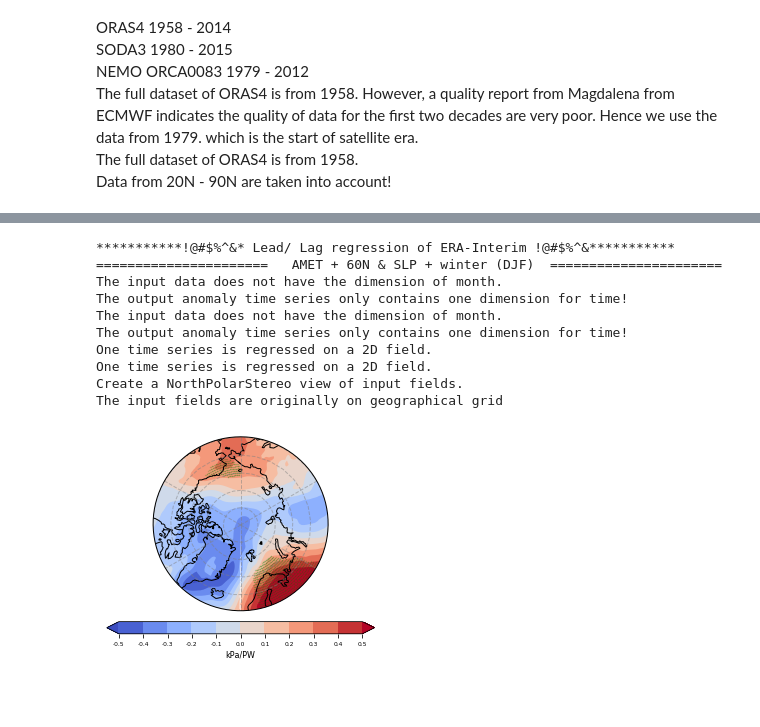
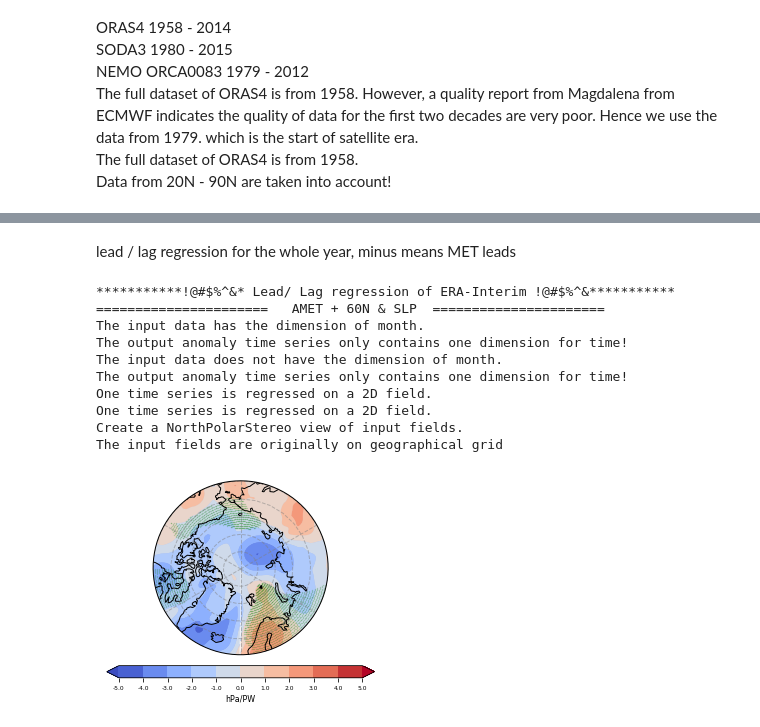
Before and after one commit to geek-yang/AirSeaFlow, a Jupyter notebook: MET_revise/ESD/paper_regress_AMET.ipynb, the cells around one changed output, grey strips where cells are left out. Saved outputs shown, nothing was run; the diff lists cells and outputs as text; code cells hidden in the pictures; blank space fills up the shorter version.

```diff
--- a/MET_revise/ESD/paper_regress_AMET.ipynb
+++ b/MET_revise/ESD/paper_regress_AMET.ipynb
@@ -224,43 +165,40 @@ summer (JJA) lag +11 : x[:-3] & y[3:] <br>
+# %% [markdown]
+lead / lag regression for the whole year, minus means MET leads
 # %%
     print ('***********!@#$%^&* Lead/ Lag regression of ERA-Interim !@#$%^&***********')
-    print ('======================   AMET + 60N & SLP + winter (DJF)  ======================')
-    lag = 0
-    AMET_season_series = meta.statistics.operator.seasons(AMET_ERAI[:,:,40],
-                                                          span='DJF', Dim_month=True)
-    stat_AMET_ERAI = meta.statistics.operator(AMET_season_series[:])
-    stat_AMET_ERAI.anomaly(Dim_month=False)
+    print ('======================   AMET + 60N & SLP  ======================')
+    stat_AMET_ERAI = meta.statistics.operator(AMET_ERAI[:,:,40])
+    stat_AMET_ERAI.anomaly()
     stat_AMET_ERAI.detrend()
-    stat_AMET_ERAI.lowpass(window=15, obj='detrend')
-    SLP_season_series = meta.statistics.operator.seasons(SLP_ERAI[:],
-                                                         span=lag_winter[lag])
-    stat_SLP_ERAI = meta.statistics.operator(SLP_season_series[:])
+    stat_AMET_ERAI.lowpass(window=12, obj='detrend')
+    stat_SLP_ERAI = meta.statistics.operator(SLP_ERAI[:])
     stat_SLP_ERAI.anomaly(Dim_month=False)
     stat_SLP_ERAI.detrend()
-    stat_SLP_ERAI.lowpass(window=15, obj='detrend')
-
+    stat_SLP_ERAI.lowpass(window=12, obj='detrend')
+    lag = 0
     k, r, p = meta.statistics.operator.linearRegress(stat_AMET_ERAI._lowpass,
-                                                     stat_SLP_ERAI._lowpass)
+                                                     stat_SLP_ERAI._lowpass, lag)
     # regression for t-test value based on real degree of freedom
     _, _, p_real = meta.statistics.operator.linearRegress(stat_AMET_ERAI._detrend,
-                                                          stat_SLP_ERAI._detrend)
+                                                          stat_SLP_ERAI._detrend, lag)
     #ticks = [-0.3, -0.2, -0.1, 0.0, 0.1, 0.2, 0.3]
-    ticks = np.linspace(-0.5,0.5,11)
+    ticks = np.linspace(-5,5,11)
     #ticks = np.linspace(-0.6,0.6,13)
     #ticks = [-0.8, -0.6, -0.4, -0.2, 0.0, 0.2, 0.4, 0.6, 0.8]
-    label = 'kPa/PW'
-    meta.visualizer.plots.geograph(latitude_fields_ERAI, longitude_fields_ERAI, k/1000, p_real,
+    label = 'hPa/PW'
+    meta.visualizer.plots.geograph(latitude_fields_ERAI, longitude_fields_ERAI, k/100, p_real,
                                    label, ticks, os.path.join(output_path, 'ERA-Interim',
-                                   'spatial_ERAI_AMET_60N_lag_{}_ERAI_SLP_DJF_interannual.png'.format(lag)),
+                                   'spatial_ERAI_AMET_60N_lag_{}_ERAI_SLP_annual.png'.format(lag)),
                                    ttest=True)
 # %% [output]
 ***********!@#$%^&* Lead/ Lag regression of ERA-Interim !@#$%^&***********
-======================   AMET + 60N & SLP + winter (DJF)  ======================
-The input data does not have the dimension of month.
+======================   AMET + 60N & SLP  ======================
+The input data has the dimension of month.
 The output anomaly time series only contains one dimension for time!
 The input data does not have the dimension of month.
 The output anomaly time series only contains one dimension for time!
 One time series is regressed on a 2D field.
 One time series is regressed on a 2D field.
 Create a NorthPolarStereo view of input fields.
 The input fields are originally on geographical grid
-[figure, old version]
+[figure, new version]
```
Also changed, not shown: parts of 16 cells of this notebook, 3 other files.
